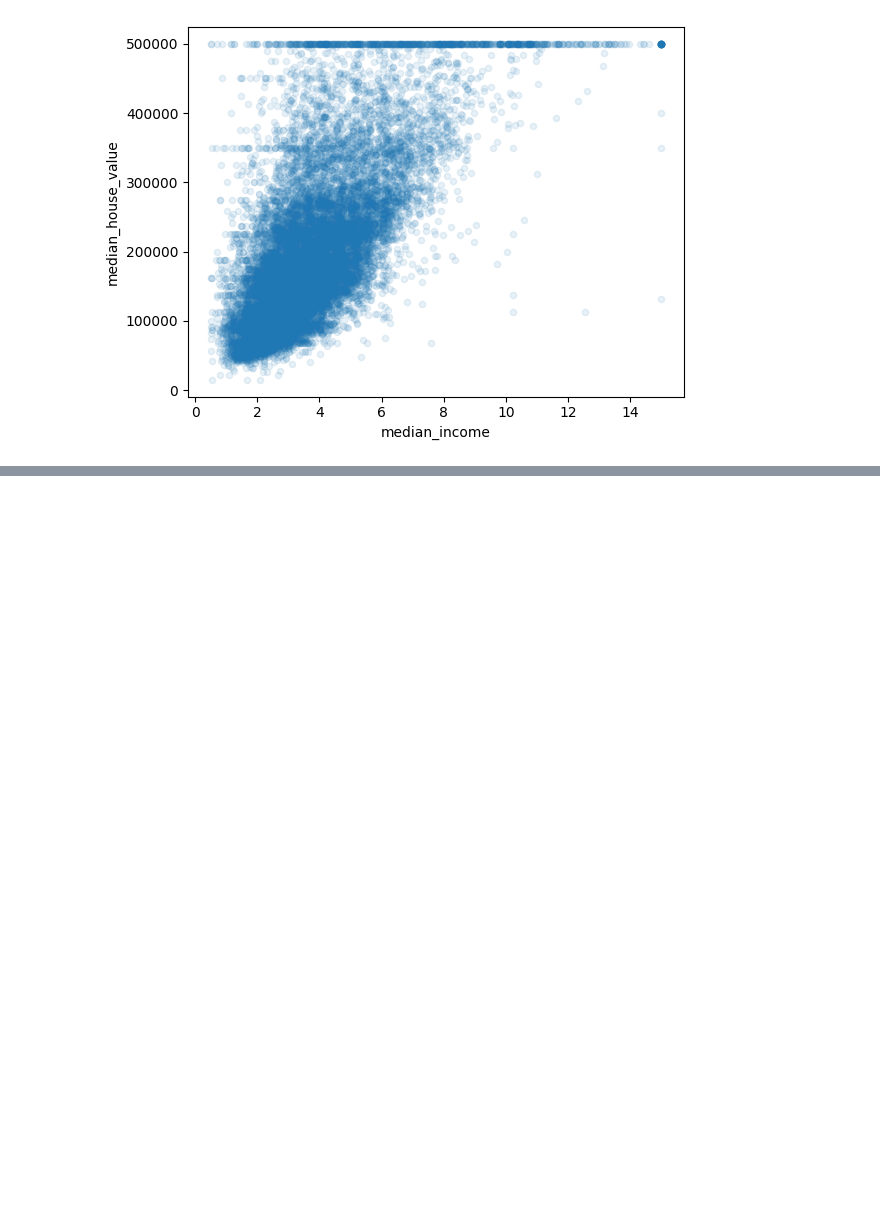
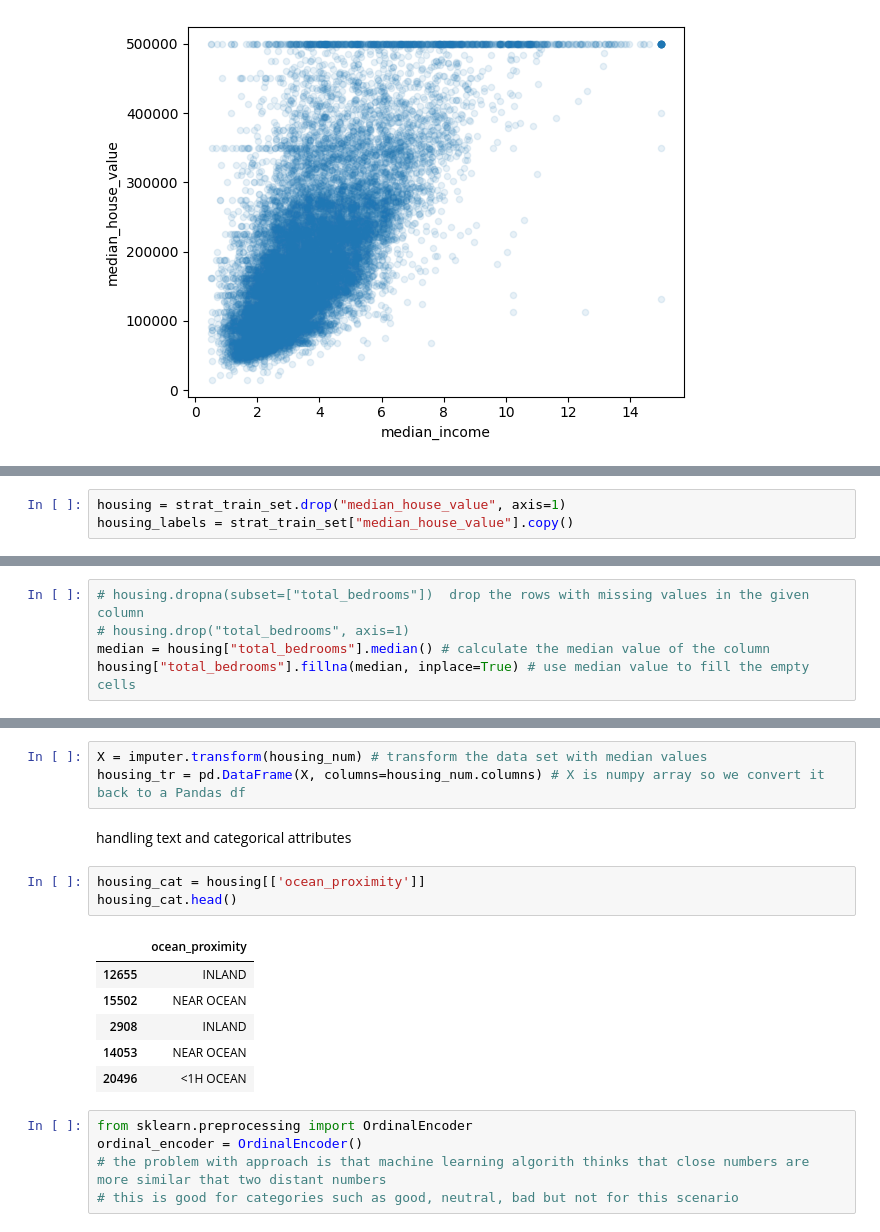
Before and after one commit to hansanakavinda/Housing-price-prediction, a Jupyter notebook: Housing.ipynb, the cells around one changed output, grey strips where cells are left out. Drawn from its saved outputs; the diff is of its cells as text; blank space fills up the shorter version.

```diff
--- a/Housing.ipynb
+++ b/Housing.ipynb
@@ -268,0 +295,3 @@ alpha=0.1)
+# %%
+housing = strat_train_set.drop("median_house_value", axis=1)
+housing_labels = strat_train_set["median_house_value"].copy()
@@ -268,0 +300,5 @@ alpha=0.1)
+# %%
+# housing.dropna(subset=["total_bedrooms"])  drop the rows with missing values in the given column
+# housing.drop("total_bedrooms", axis=1)
+median = housing["total_bedrooms"].median() # calculate the median value of the column
+housing["total_bedrooms"].fillna(median, inplace=True) # use median value to fill the empty cells
@@ -268,0 +326,20 @@ alpha=0.1)
+# %%
+X = imputer.transform(housing_num) # transform the data set with median values
+housing_tr = pd.DataFrame(X, columns=housing_num.columns) # X is numpy array so we convert it back to a Pandas df
+# %% [markdown]
+handling text and categorical attributes
+# %%
+housing_cat = housing[['ocean_proximity']]
+housing_cat.head()
+# %% [output]
+|  | ocean_proximity |
+| 12655 | INLAND |
+| 15502 | NEAR OCEAN |
+| 2908 | INLAND |
+| 14053 | NEAR OCEAN |
+| 20496 | <1H OCEAN |
+# %%
+from sklearn.preprocessing import OrdinalEncoder
+ordinal_encoder = OrdinalEncoder()
+# the problem with approach is that machine learning algorith thinks that close numbers are more similar that two distant numbers
+# this is good for categories such as good, neutral, bad but not for this scenario
```
Also changed, not shown: parts of 24 cells of this notebook.
